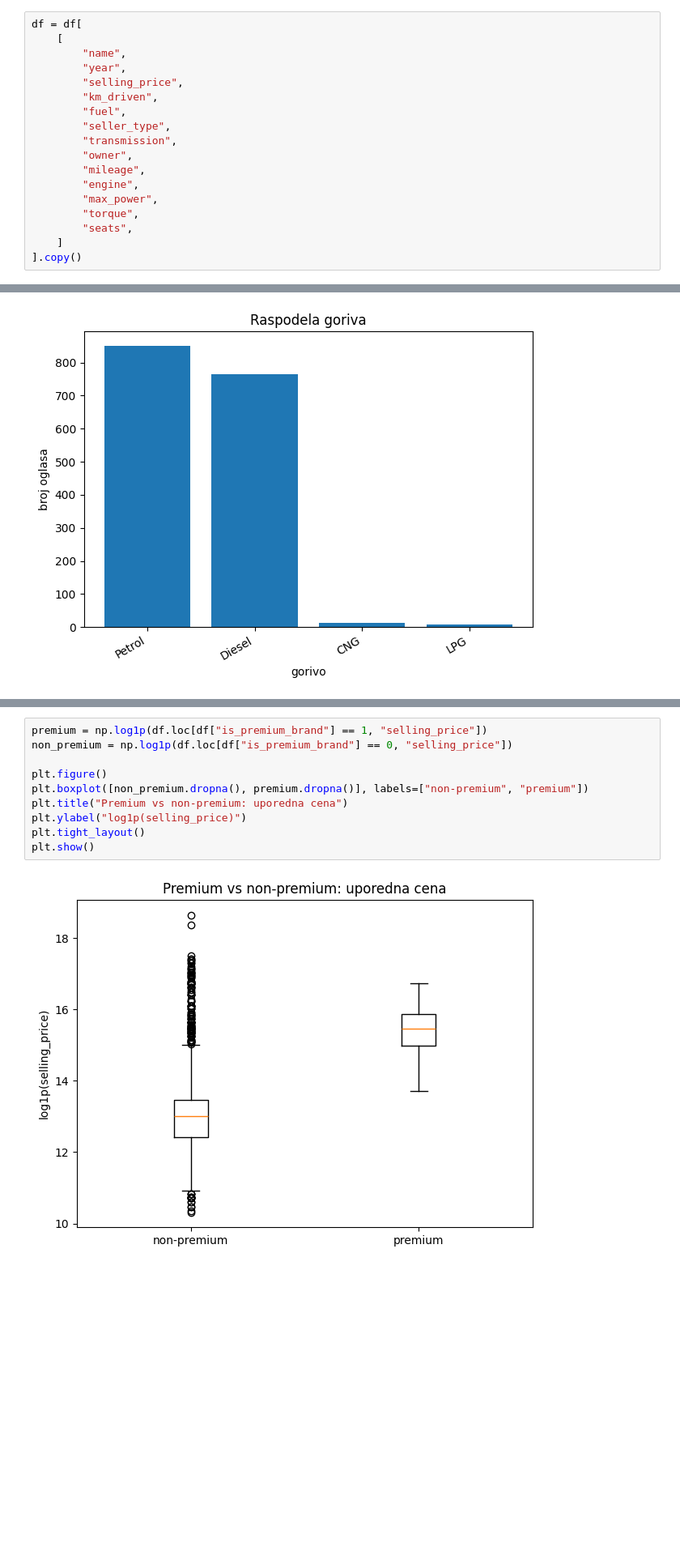
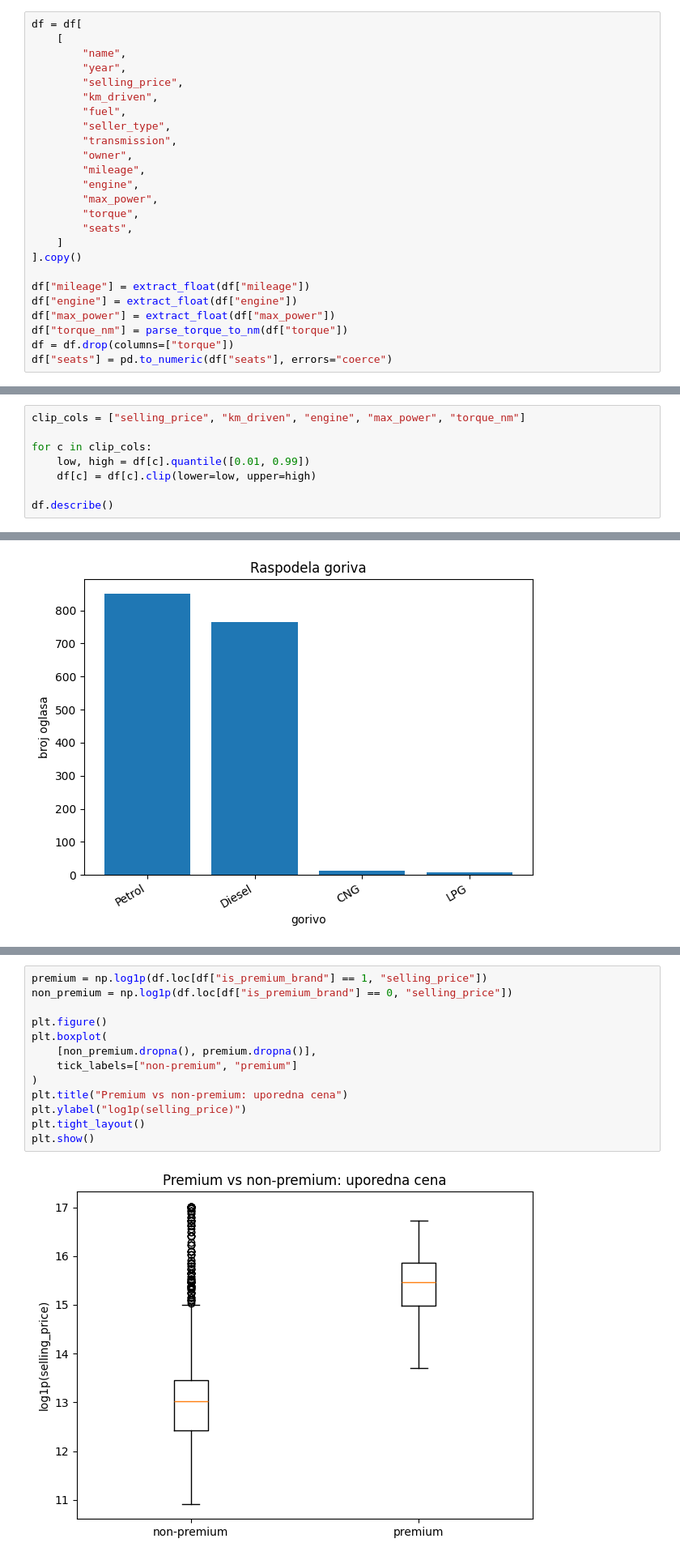
Before and after one commit to nemanjastojanovicc/web-mining, a Jupyter notebook: two-towers-cars.ipynb, the cells around one changed output, grey strips where cells are left out. Shown at 81% size. Cells and saved outputs as stored; diff of their text form; blank space fills up the shorter version.

```diff
--- a/two-towers-cars.ipynb
+++ b/two-towers-cars.ipynb
@@ -63,3 +96,10 @@ df = df[
         "seats",
     ]
 ].copy()
+
+df["mileage"] = extract_float(df["mileage"])
+df["engine"] = extract_float(df["engine"])
+df["max_power"] = extract_float(df["max_power"])
+df["torque_nm"] = parse_torque_to_nm(df["torque"])
+df = df.drop(columns=["torque"])
+df["seats"] = pd.to_numeric(df["seats"], errors="coerce")
@@ -157,0 +208,8 @@ df.describe()
+# %%
+clip_cols = ["selling_price", "km_driven", "engine", "max_power", "torque_nm"]
+
+for c in clip_cols:
+    low, high = df[c].quantile([0.01, 0.99])
+    df[c] = df[c].clip(lower=low, upper=high)
+
+df.describe()
@@ -209,15 +311,18 @@ plt.show()
 # %%
 premium = np.log1p(df.loc[df["is_premium_brand"] == 1, "selling_price"])
 non_premium = np.log1p(df.loc[df["is_premium_brand"] == 0, "selling_price"])
 
 plt.figure()
-plt.boxplot([non_premium.dropna(), premium.dropna()], labels=["non-premium", "premium"])
+plt.boxplot(
+    [non_premium.dropna(), premium.dropna()],
+    tick_labels=["non-premium", "premium"]
+)
 plt.title("Premium vs non-premium: uporedna cena")
 plt.ylabel("log1p(selling_price)")
 plt.tight_layout()
 plt.show()
 # %% [output]
-[figure, old version]
+[figure, new version]
 # %% [markdown]
 ### Preprocesiranje/Enkodiranje
 # %%
```
Also changed, not shown: parts of 30 cells of this notebook.
